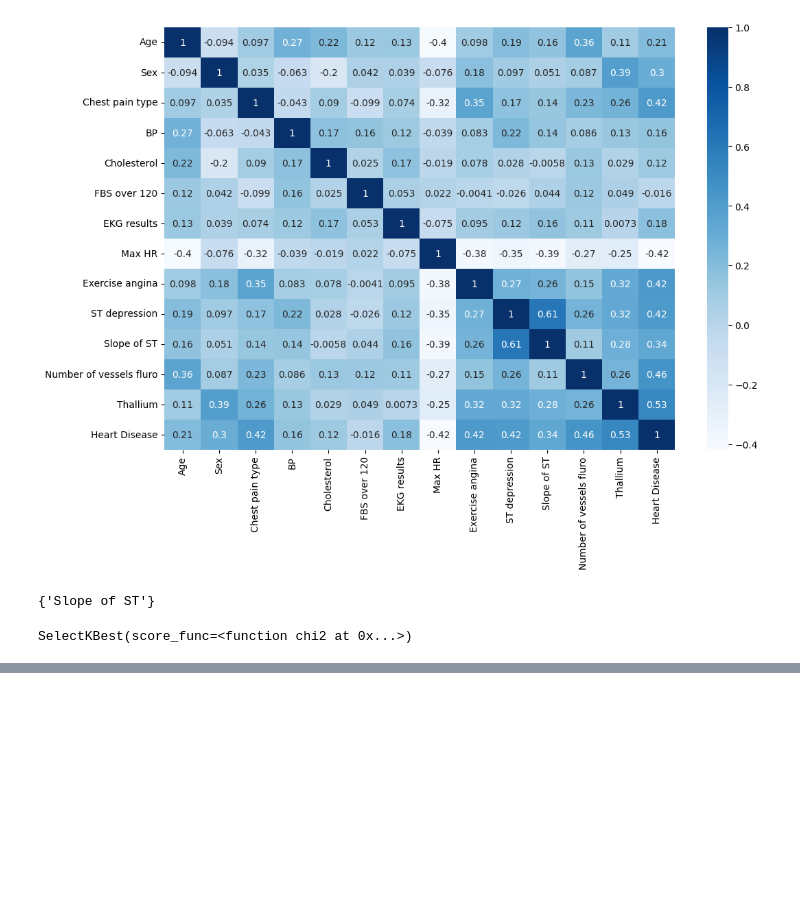
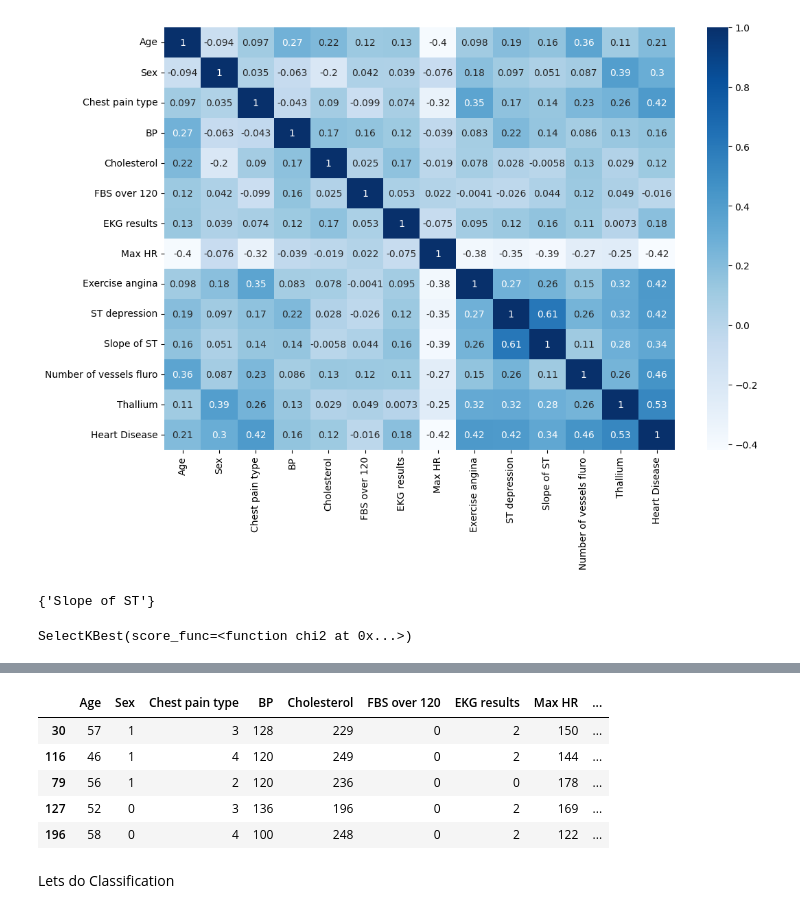
Before and after one commit to mayurimamdi/HeartHealthEDAandPred, a Jupyter notebook: notebook/EDAandPred.ipynb, the cells around one changed output, grey strips where cells are left out. Saved outputs shown, nothing was run; the diff lists cells and outputs as text; code cells hidden in the pictures; blank space fills up the shorter version.

```diff
--- a/notebook/EDAandPred.ipynb
+++ b/notebook/EDAandPred.ipynb
@@ -251,5 +253,6 @@ sel_features
 # %%
-X_train.drop(columns=sel_features, inplace=True)
+
+X_test.drop(columns=sel_features, inplace=True)
 # %%
 from sklearn.feature_selection import SelectKBest, chi2
 
@@ -260,0 +299,11 @@ SelectKBest(score_func=<function chi2 at 0x...>)
+# %%
+X_test.head()
+# %% [output]
+|  | Age | Sex | Chest pain type | BP | Cholesterol | FBS over 120 | EKG results | Max HR | ... |
+| 30 | 57 | 1 | 3 | 128 | 229 | 0 | 2 | 150 | ... |
+| 116 | 46 | 1 | 4 | 120 | 249 | 0 | 2 | 144 | ... |
+| 79 | 56 | 1 | 2 | 120 | 236 | 0 | 0 | 178 | ... |
+| 127 | 52 | 0 | 3 | 136 | 196 | 0 | 2 | 169 | ... |
+| 196 | 58 | 0 | 4 | 100 | 248 | 0 | 2 | 122 | ... |
+# %% [markdown]
+Lets do Classification
```
Also changed, not shown: parts of 18 cells of this notebook.
